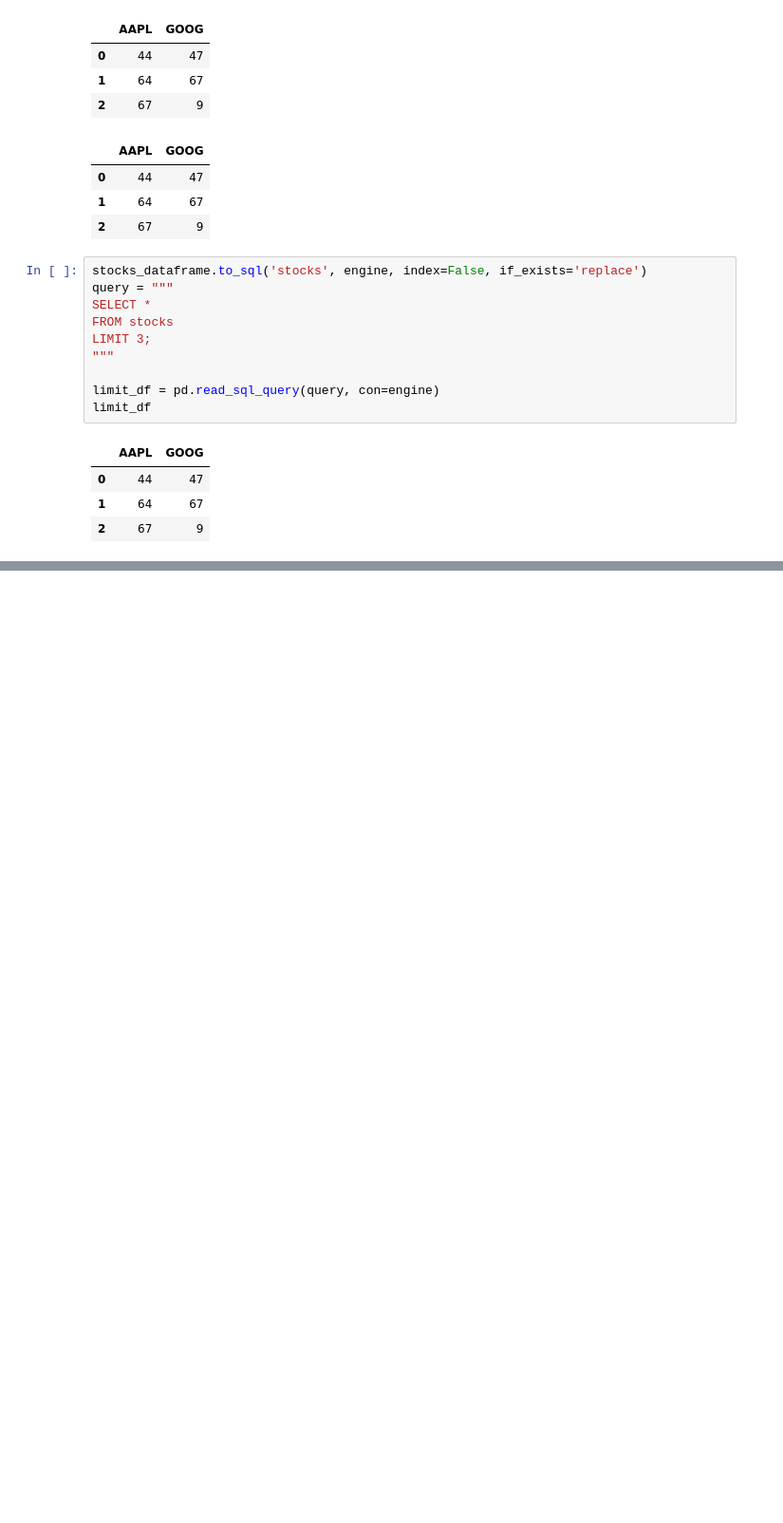
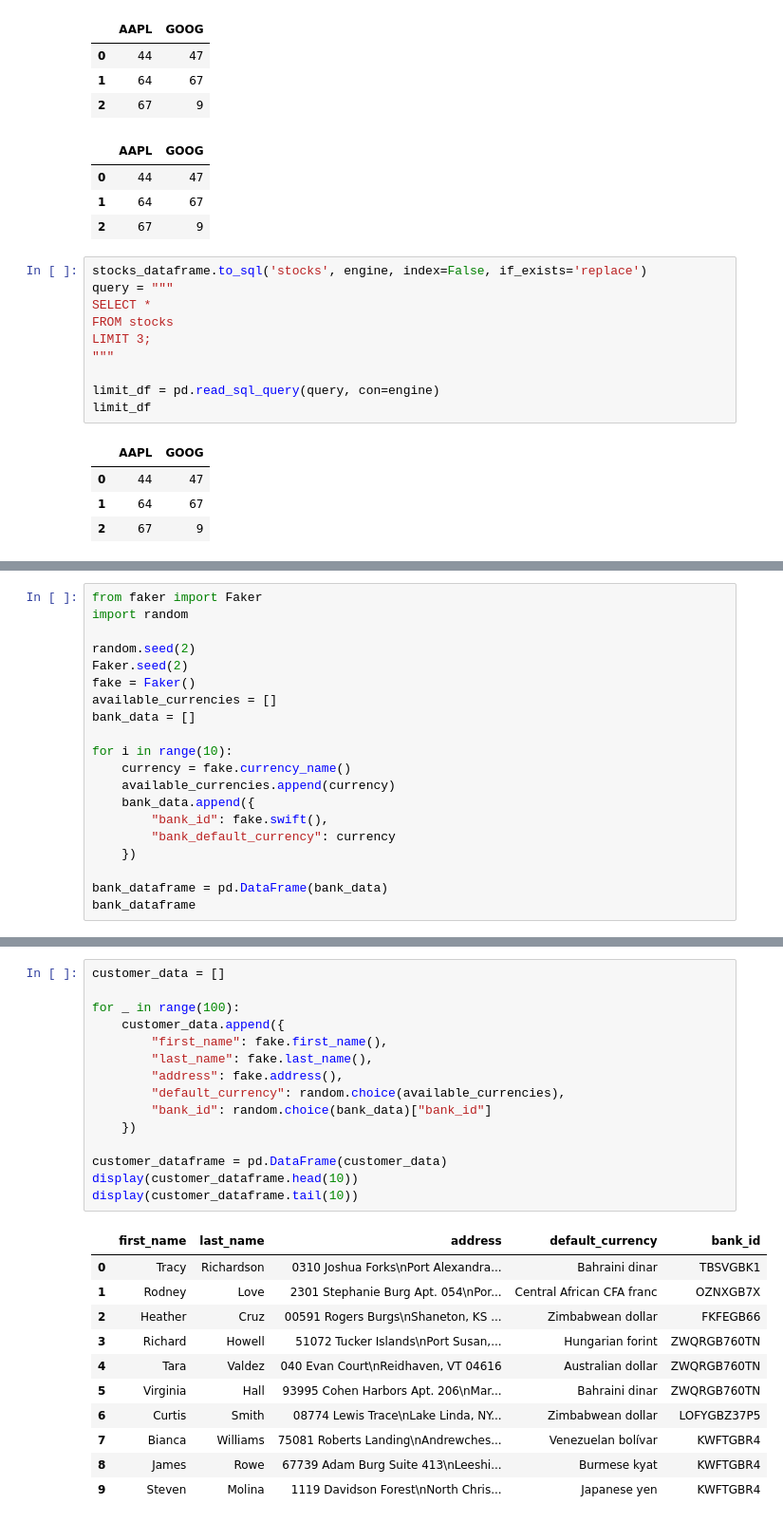
Before and after one commit to carlosmpr/fintech, a Jupyter notebook: module7/sql.ipynb, the cells around one changed output, grey strips where cells are left out. Shown at 95% size. Drawn from its saved outputs; the diff is of its cells as text; blank space fills up the shorter version.

```diff
--- a/module7/sql.ipynb
+++ b/module7/sql.ipynb
@@ -369,0 +402,20 @@ where_limit_df
+# %%
+from faker import Faker
+import random
+
+random.seed(2)
+Faker.seed(2)
+fake = Faker()
+available_currencies = []
+bank_data = []
+
+for i in range(10):
+    currency = fake.currency_name()
+    available_currencies.append(currency)
+    bank_data.append({
+        "bank_id": fake.swift(),
+        "bank_default_currency": currency
+    })
+
+bank_dataframe = pd.DataFrame(bank_data)
+bank_dataframe
@@ -369,0 +434,27 @@ where_limit_df
+# %%
+customer_data = []
+
+for _ in range(100):
+    customer_data.append({
+        "first_name": fake.first_name(),
+        "last_name": fake.last_name(),
+        "address": fake.address(),
+        "default_currency": random.choice(available_currencies),
+        "bank_id": random.choice(bank_data)["bank_id"]
+    })
+
+customer_dataframe = pd.DataFrame(customer_data)
+display(customer_dataframe.head(10))
+display(customer_dataframe.tail(10))
+# %% [output]
+|  | first_name | last_name | address | default_currency | bank_id |
+| 0 | Tracy | Richardson | 0310 Joshua Forks\nPort Alexandra... | Bahraini dinar | TBSVGBK1 |
+| 1 | Rodney | Love | 2301 Stephanie Burg Apt. 054\nPor... | Central African CFA franc | OZNXGB7X |
+| 2 | Heather | Cruz | 00591 Rogers Burgs\nShaneton, KS ... | Zimbabwean dollar | FKFEGB66 |
+| 3 | Richard | Howell | 51072 Tucker Islands\nPort Susan,... | Hungarian forint | ZWQRGB760TN |
+| 4 | Tara | Valdez | 040 Evan Court\nReidhaven, VT 04616 | Australian dollar | ZWQRGB760TN |
+| 5 | Virginia | Hall | 93995 Cohen Harbors Apt. 206\nMar... | Bahraini dinar | ZWQRGB760TN |
+| 6 | Curtis | Smith | 08774 Lewis Trace\nLake Linda, NY... | Zimbabwean dollar | LOFYGBZ37P5 |
+| 7 | Bianca | Williams | 75081 Roberts Landing\nAndrewches... | Venezuelan bolívar | KWFTGBR4 |
+| 8 | James | Rowe | 67739 Adam Burg Suite 413\nLeeshi... | Burmese kyat | KWFTGBR4 |
+| 9 | Steven | Molina | 1119 Davidson Forest\nNorth Chris... | Japanese yen | KWFTGBR4 |
```
Also changed, not shown: parts of 23 cells of this notebook, 2 other files.
